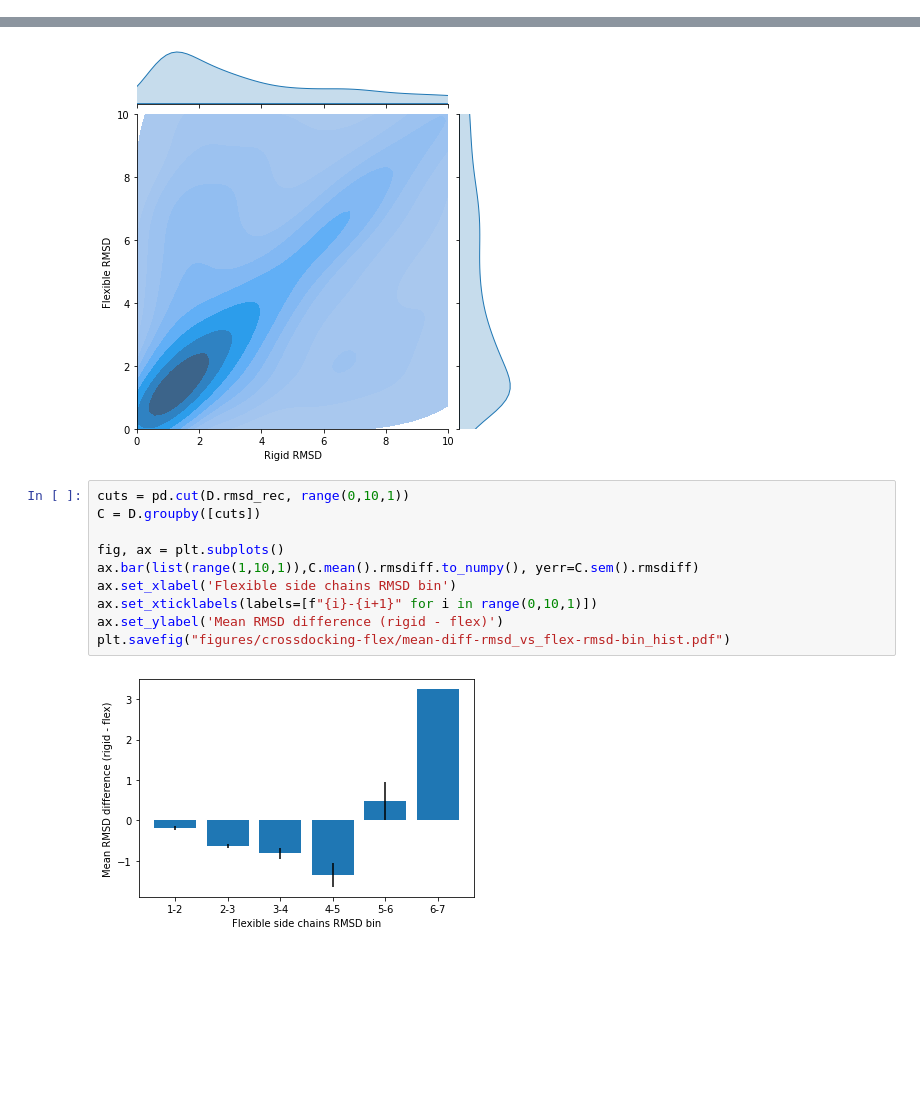
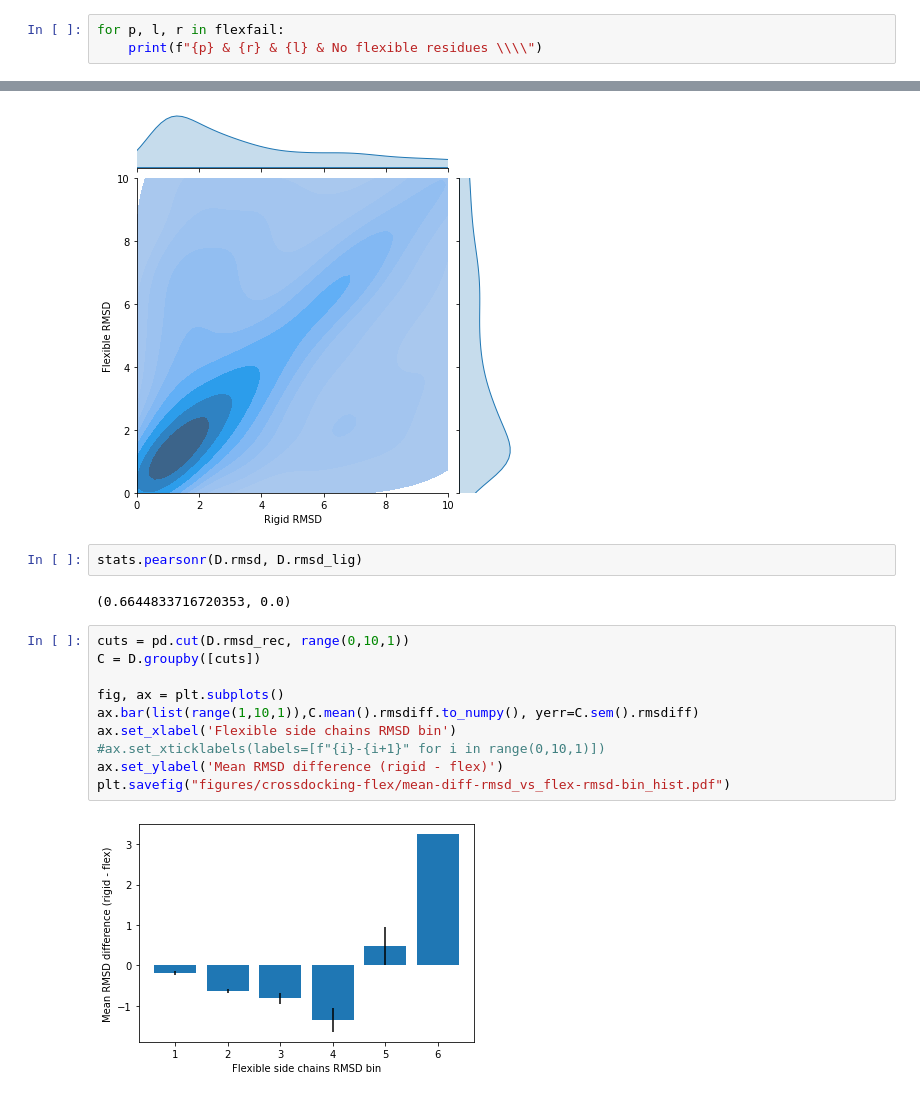
Before and after one commit to dkoes/GNINA-1.0, a Jupyter notebook: MakeFinalFlexGraphs.ipynb, the cells around one changed output, grey strips where cells are left out. Saved outputs shown, nothing was run; the diff lists cells and outputs as text; blank space fills up the shorter version.

```diff
--- a/MakeFinalFlexGraphs.ipynb
+++ b/MakeFinalFlexGraphs.ipynb
@@ -112,3 +112,6 @@ flexfail
  ('SRC', '3DQX', '3UQG'),
  ('SRC', '5D10', '3UQG'),
  ('SRC', '5J5S', '3UQG')}
+# %%
+for p, l, r in flexfail:
+    print(f"{p} & {r} & {l} & No flexible residues \\\\")
@@ -326,15 +349,19 @@ h.ax_joint.set_ylabel('Flexible RMSD')
 plt.savefig("figures/crossdocking-flex/rmsd-flex_vs_rmsd-rigid_corr.pdf")
 # %% [output]
 [figure]
+# %%
+stats.pearsonr(D.rmsd, D.rmsd_lig)
+# %% [output]
+(0.6644833716720353, 0.0)
 # %%
 cuts = pd.cut(D.rmsd_rec, range(0,10,1))
 C = D.groupby([cuts])
 
 fig, ax = plt.subplots()
 ax.bar(list(range(1,10,1)),C.mean().rmsdiff.to_numpy(), yerr=C.sem().rmsdiff)
 ax.set_xlabel('Flexible side chains RMSD bin')
-ax.set_xticklabels(labels=[f"{i}-{i+1}" for i in range(0,10,1)])
+#ax.set_xticklabels(labels=[f"{i}-{i+1}" for i in range(0,10,1)])
 ax.set_ylabel('Mean RMSD difference (rigid - flex)')
 plt.savefig("figures/crossdocking-flex/mean-diff-rmsd_vs_flex-rmsd-bin_hist.pdf")
 # %% [output]
-[figure, old version]
+[figure, new version]
```
Also changed, not shown: parts of 7 cells of this notebook, 6 other files.
